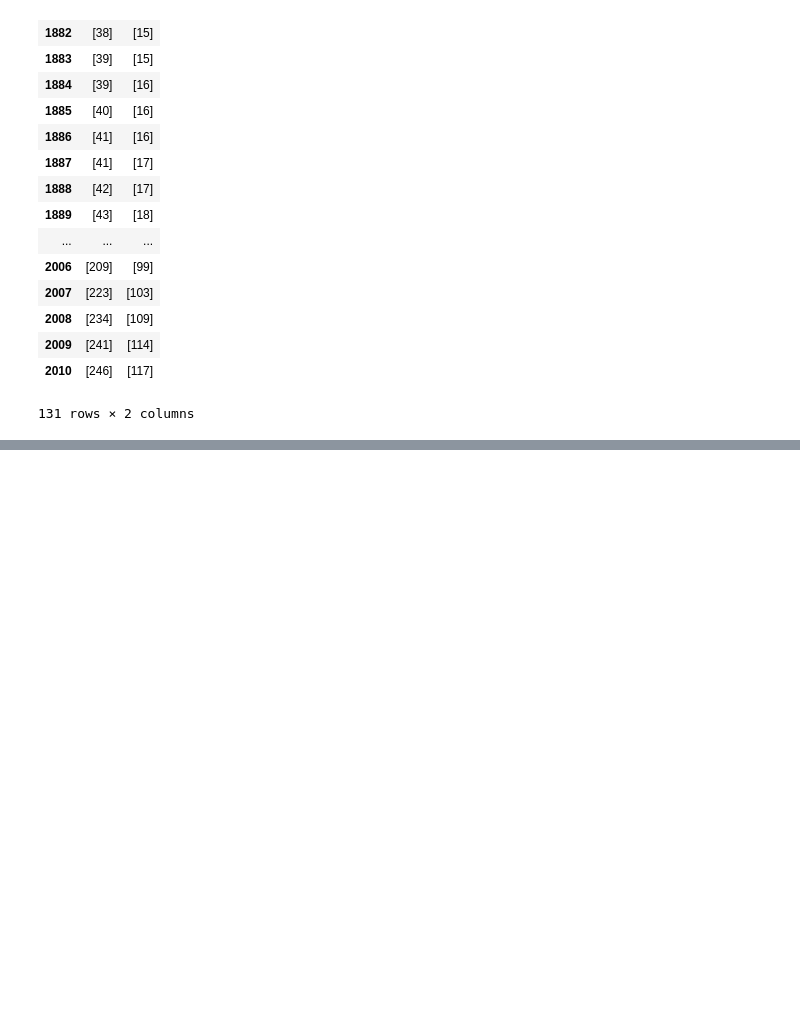
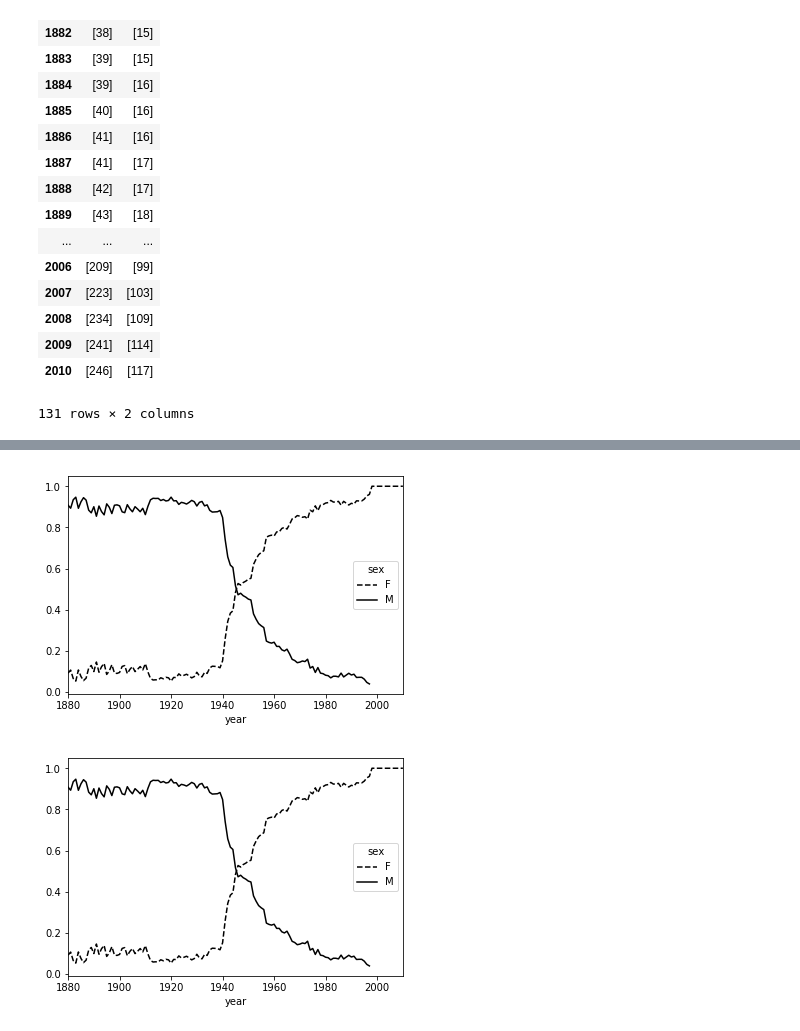
Before and after one commit to ab300819/py-utils, a Jupyter notebook: jupyter/analysis_baby_name.ipynb, the cells around one changed output, grey strips where cells are left out. Drawn from its saved outputs; the diff is of its cells as text; code cells hidden in the pictures; blank space fills up the shorter version.

```diff
--- a/jupyter/analysis_baby_name.ipynb
+++ b/jupyter/analysis_baby_name.ipynb
@@ -278,0 +347,3 @@ get_last_letter
+# %%
+filtered=top1000[top1000.name.isin(lesley_like)]
+filtered.groupby('name').births.sum()
@@ -278,0 +358,4 @@ get_last_letter
+# %%
+table=filtered.pivot_table('births',index='year',columns='sex',aggfunc=sum)
+table=table.div(table.sum(1),axis=0)
+table.tail()
@@ -278,0 +374,6 @@ get_last_letter
+# %%
+table.plot(style={'M':'k-','F':'k--'})
+plt.show()
+# %% [output]
+[figure, added]
+[figure, added]
```
Also changed, not shown: parts of 11 cells of this notebook.
